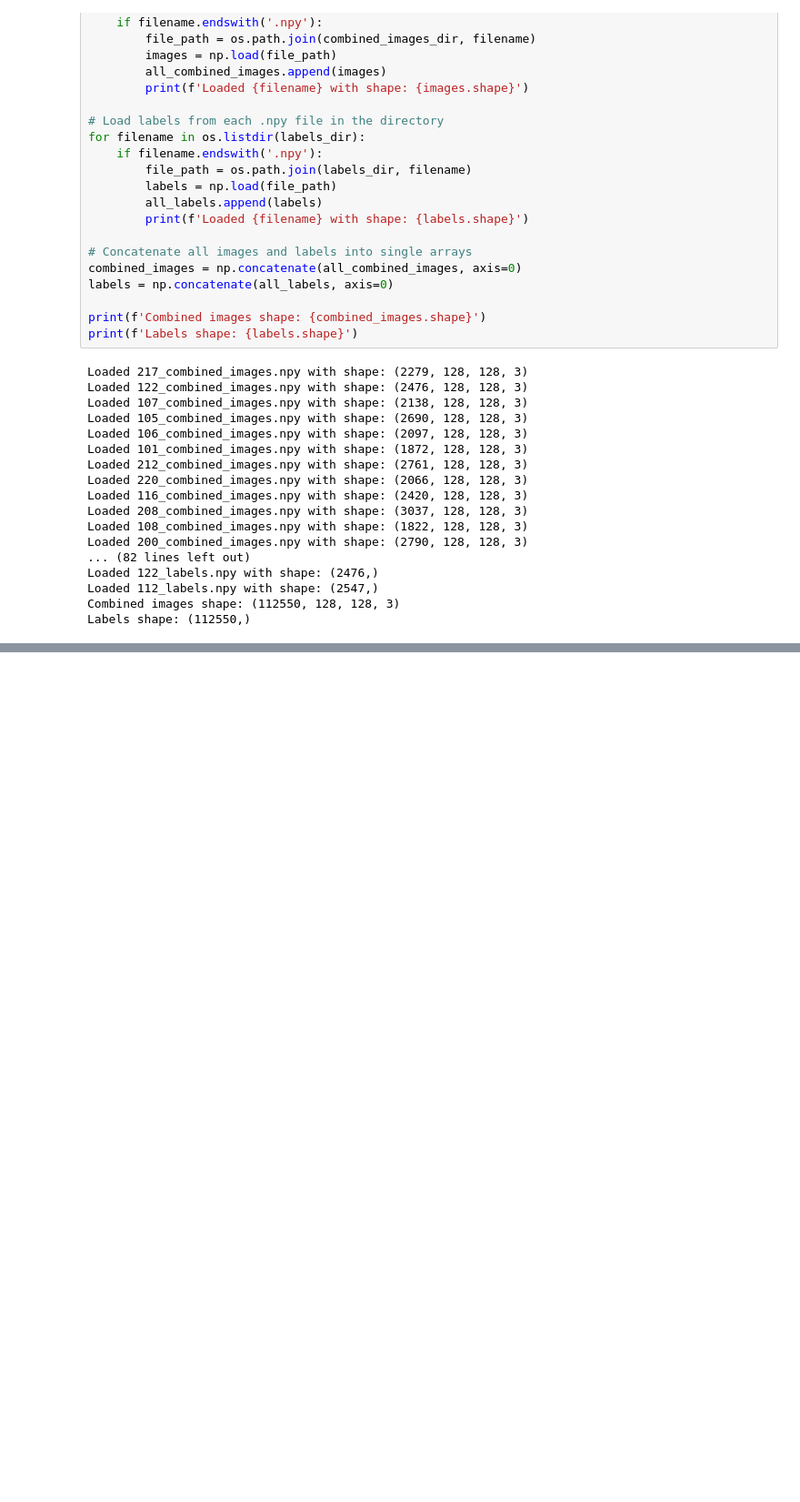
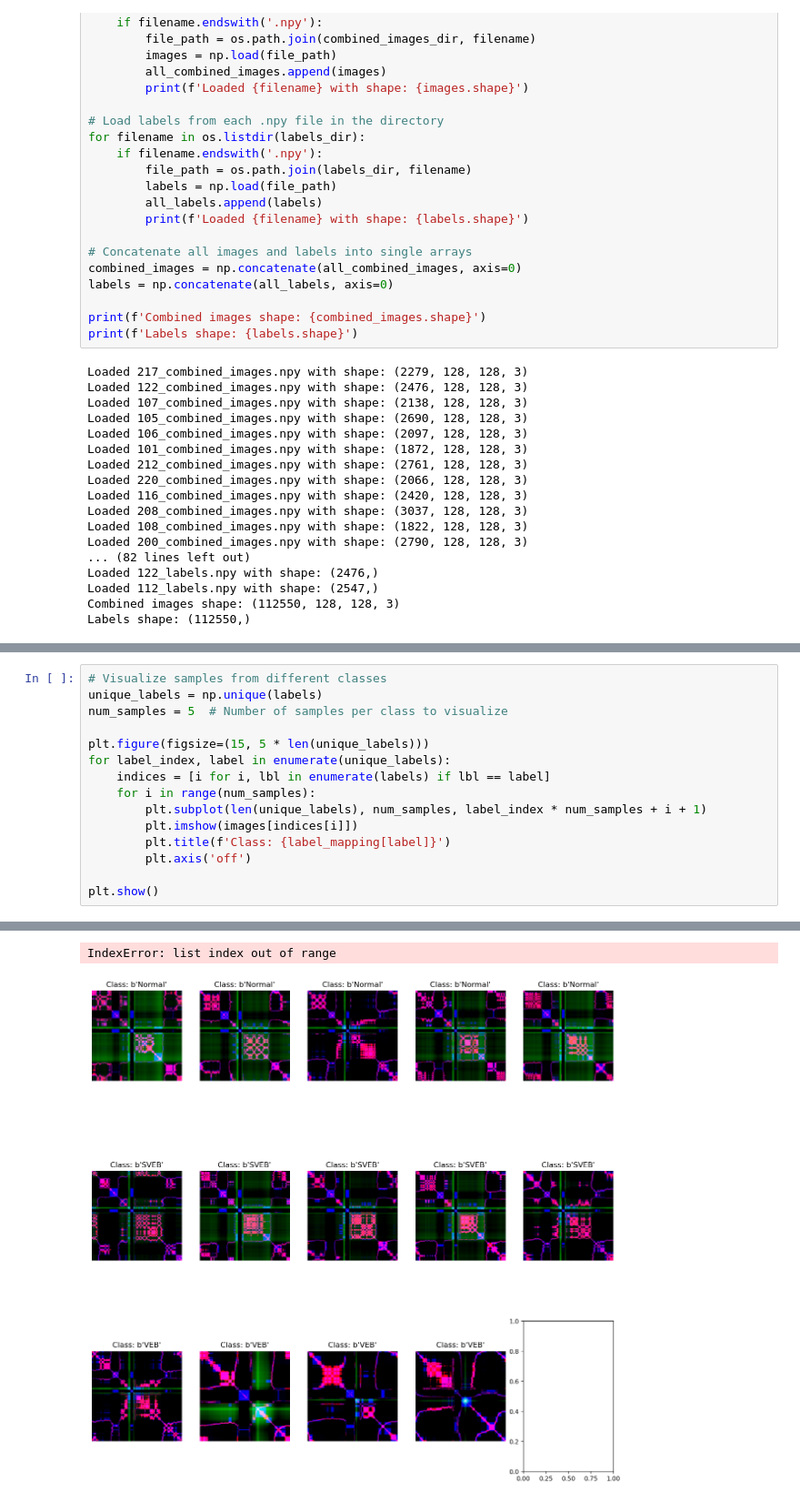
Before and after one commit to mahjabeentamanna810/ECG_data_Fusion_paper2, a Jupyter notebook: model.ipynb, the cells around one changed output, grey strips where cells are left out. Shown at 91% size. Saved outputs shown, nothing was run; the diff lists cells and outputs as text; blank space fills up the shorter version.

```diff
--- a/model.ipynb
+++ b/model.ipynb
@@ -508,0 +445,16 @@ ValueError: No data was loaded. Please check the filenames and paths.
+# %%
+# Visualize samples from different classes
+unique_labels = np.unique(labels)
+num_samples = 5  # Number of samples per class to visualize
+
+plt.figure(figsize=(15, 5 * len(unique_labels)))
+for label_index, label in enumerate(unique_labels):
+    indices = [i for i, lbl in enumerate(labels) if lbl == label]
+    for i in range(num_samples):
+        plt.subplot(len(unique_labels), num_samples, label_index * num_samples + i + 1)
+        plt.imshow(images[indices[i]])
+        plt.title(f'Class: {label_mapping[label]}')
+        plt.axis('off')
+
+plt.show()
+# %% [output]
@@ -508,0 +475,2 @@ ValueError: No data was loaded. Please check the filenames and paths.
+IndexError: list index out of range
+[figure, added]
```
Also changed, not shown: parts of 18 cells of this notebook, 1 other file.
